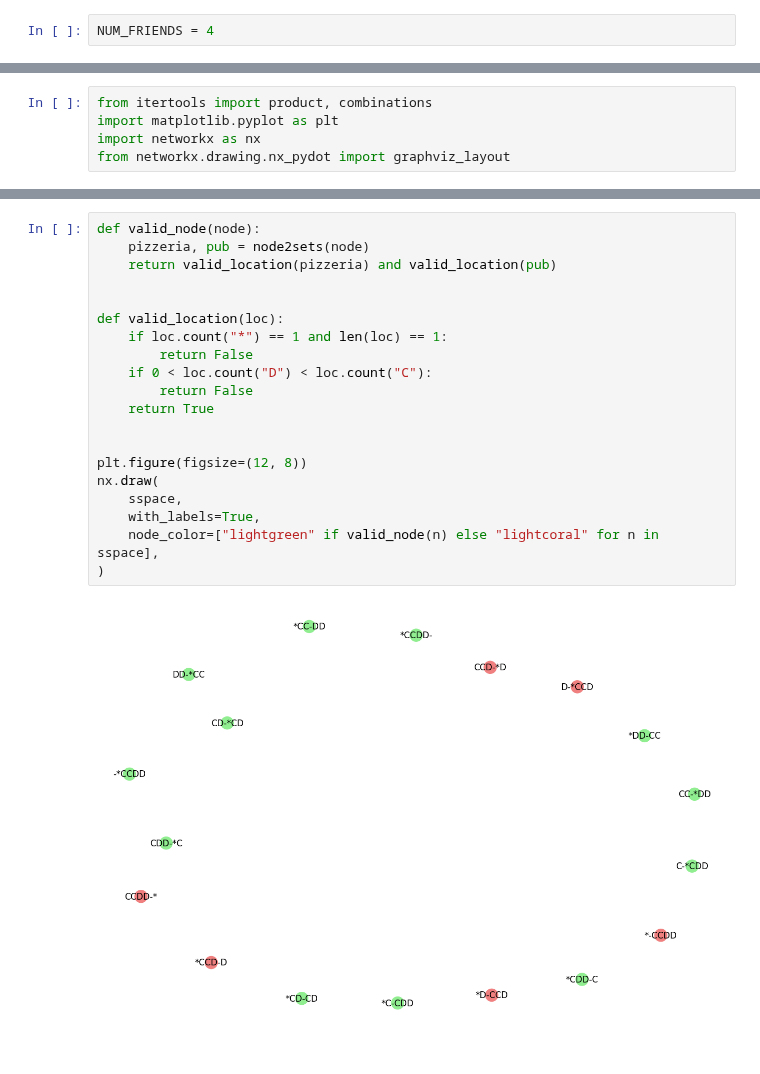
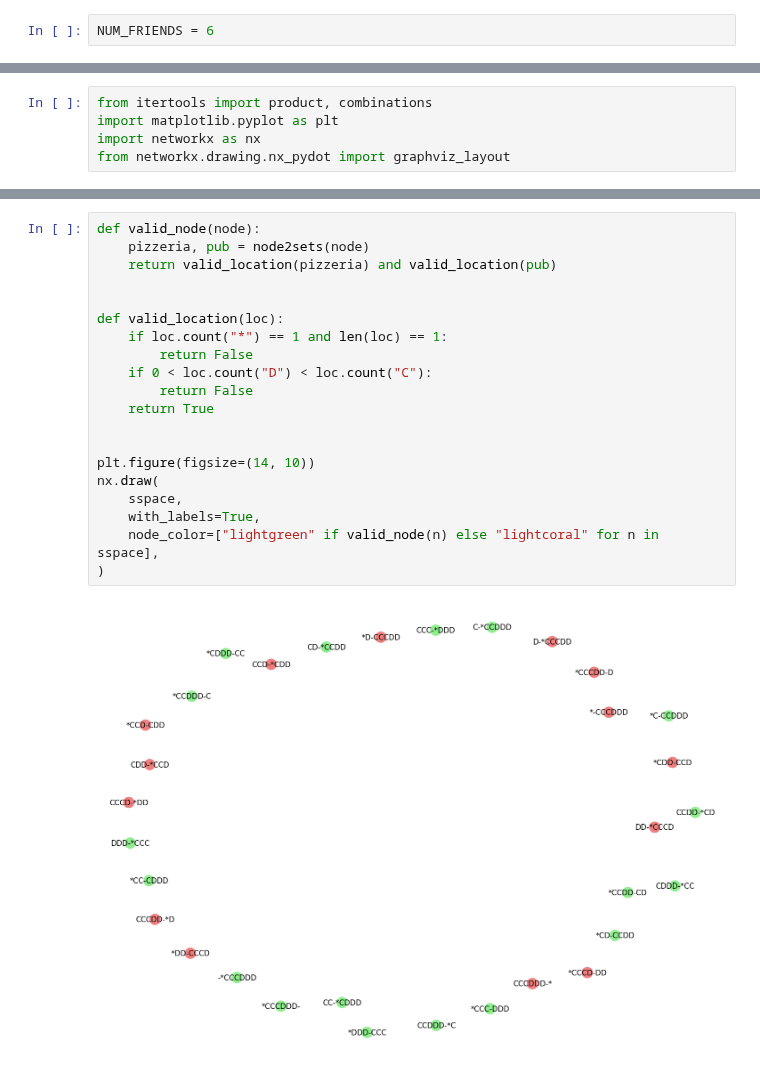
Before and after one commit to squillero/computational-intelligence, a Jupyter notebook: 2022-23/4-friends.ipynb, the cells around one changed output, grey strips where cells are left out. Cells and saved outputs as stored; diff of their text form.

```diff
--- a/2022-23/4-friends.ipynb
+++ b/2022-23/4-friends.ipynb
@@ -3,7 +3,7 @@ Copyright **`(c)`** 2022 Giovanni Squillero `<squillero@polito.it>`
 [`https://github.com/squillero/computational-intelligence`](https://github.com/squillero/computational-intelligence)
 Free for personal or classroom use; see [`LICENSE.md`](https://github.com/squillero/computational-intelligence/blob/master/LICENSE.md) for details.
 # %%
-NUM_FRIENDS = 4
+NUM_FRIENDS = 6
 # %%
 from gx_utils import *
 # %%
@@ -36,25 +36,25 @@ nx.draw(sspace, with_labels=True)
 # %%
 def valid_node(node):
     pizzeria, pub = node2sets(node)
     return valid_location(pizzeria) and valid_location(pub)
 
 
 def valid_location(loc):
     if loc.count("*") == 1 and len(loc) == 1:
         return False
     if 0 < loc.count("D") < loc.count("C"):
         return False
     return True
 
 
-plt.figure(figsize=(12, 8))
+plt.figure(figsize=(14, 10))
 nx.draw(
     sspace,
     with_labels=True,
     node_color=["lightgreen" if valid_node(n) else "lightcoral" for n in sspace],
 )
 # %% [output]
-[figure, old version]
+[figure, new version]
 # %%
 def bike(from_, to):
     possible = list()
```
Also changed, not shown: parts of 3 cells of this notebook, 4 other files.
